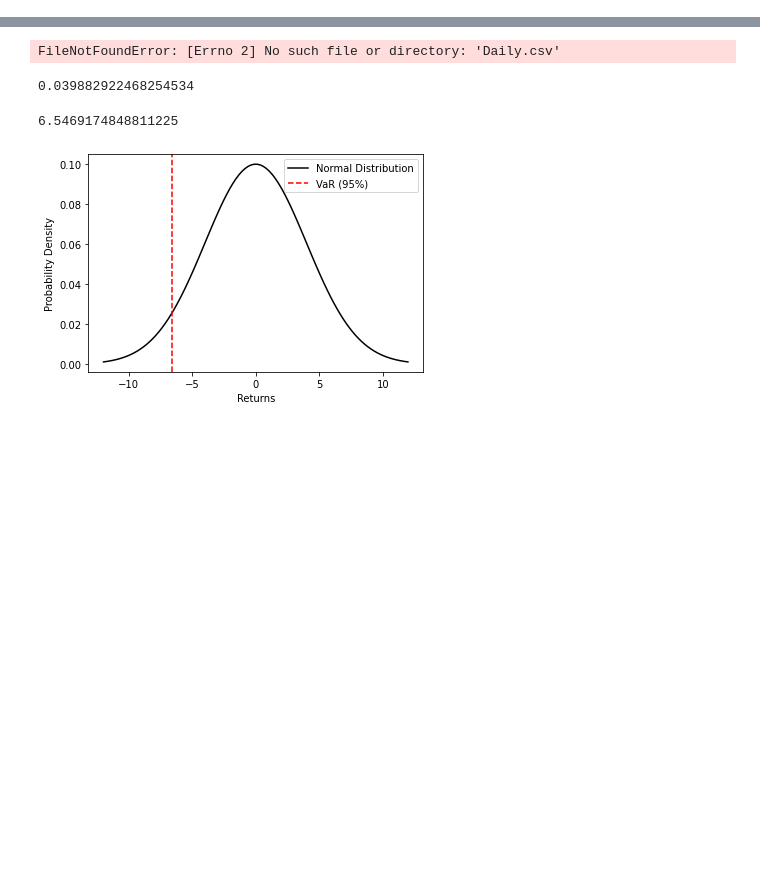
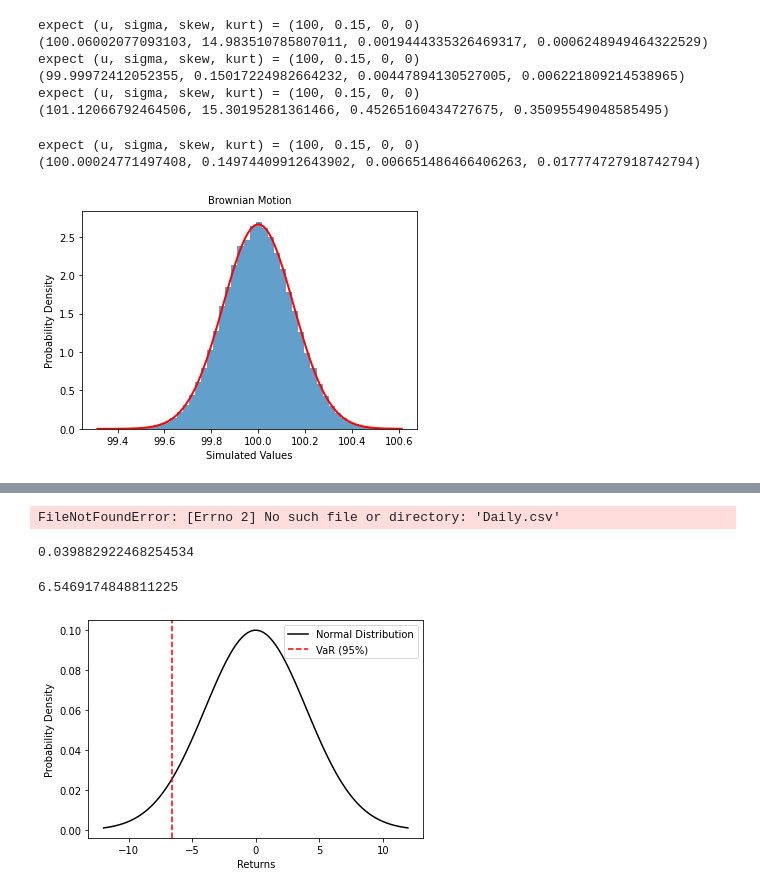
Before and after one commit to MEstrada21/FinTech-545-Spring2023, a Jupyter notebook: Week04/Project/HomeworkWeek4.ipynb, the cells around one changed output, grey strips where cells are left out. Cells and saved outputs as stored; diff of their text form; code cells hidden in the pictures; blank space fills up the shorter version.

Commit message:
"get week 4 sims working, get distribution graphs"

```diff
--- a/Week04/Project/HomeworkWeek4.ipynb
+++ b/Week04/Project/HomeworkWeek4.ipynb
@@ -179,0 +67,49 @@ TypeError: unsupported operand type(s) for *: 'function' and 't_gen'
+# %%
+#check they produce outputs
+simulate_arithmetic_motion(100,.15,100000)
+brownian = simulate_brownian_motion(100,.15,100000)
+geometric = simulate_geometric_motion(100,.15,100000)
+# %% [output]
+expect (u, sigma, skew, kurt) = (100, 0.15, 0, 0)
+(100.06002077093103, 14.983510785807011, 0.0019444335326469317, 0.0006248949464322529)
+expect (u, sigma, skew, kurt) = (100, 0.15, 0, 0)
+(99.99972412052355, 0.15017224982664232, 0.00447894130527005, 0.006221809214538965)
+expect (u, sigma, skew, kurt) = (100, 0.15, 0, 0)
+(101.12066792464506, 15.30195281361466, 0.45265160434727675, 0.35095549048585495)
+# %%
+# Individually run outputs
+def simulate_brownian_motion(P0, sigma, n=1000000):
+    rdist = norm(0, sigma)
+    simR = rdist.rvs(n)
+    P1 = P0 + simR
+    mean_P1 = np.mean(P1)
+    std_P1 = np.std(P1)
+    skewness_P1 = skew(P1)
+    kurtosis_P1 = kurtosis(P1)
+    print(f"expect (u, sigma, skew, kurt) = ({P0}, {sigma}, 0, 0)")
+    print(f"({mean_P1}, {std_P1}, {skewness_P1}, {kurtosis_P1})")
+    return P1
+# Call the function to simulate Brownian motion
+P1 = simulate_brownian_motion(100, .15,n=100000)
+
+# Create a histogram of the simulated values
+plt.hist(P1, bins=50, density=True, alpha=0.7)
+
+# Add a normal distribution with the same mean and standard deviation as the simulated values
+x = np.linspace(P1.min(), P1.max(), 100)
+y = norm.pdf(x, np.mean(P1), np.std(P1))
+plt.plot(x, y, 'r', linewidth=2)
+
+# Add labels for the x and y axis
+plt.xlabel('Simulated Values')
+plt.ylabel('Probability Density')
+
+# Add a label to the top x-axis
+plt.text(0.5, 1.05, 'Brownian Motion', horizontalalignment='center', verticalalignment='center', transform=plt.gca().transAxes)
+
+# Show the plot
+plt.show()
+# %% [output]
+expect (u, sigma, skew, kurt) = (100, 0.15, 0, 0)
+(100.00024771497408, 0.14974409912643902, 0.006651486466406263, 0.017774727918742794)
+[figure, added]
```
Also changed, not shown: parts of 6 cells of this notebook, 3 other files.
